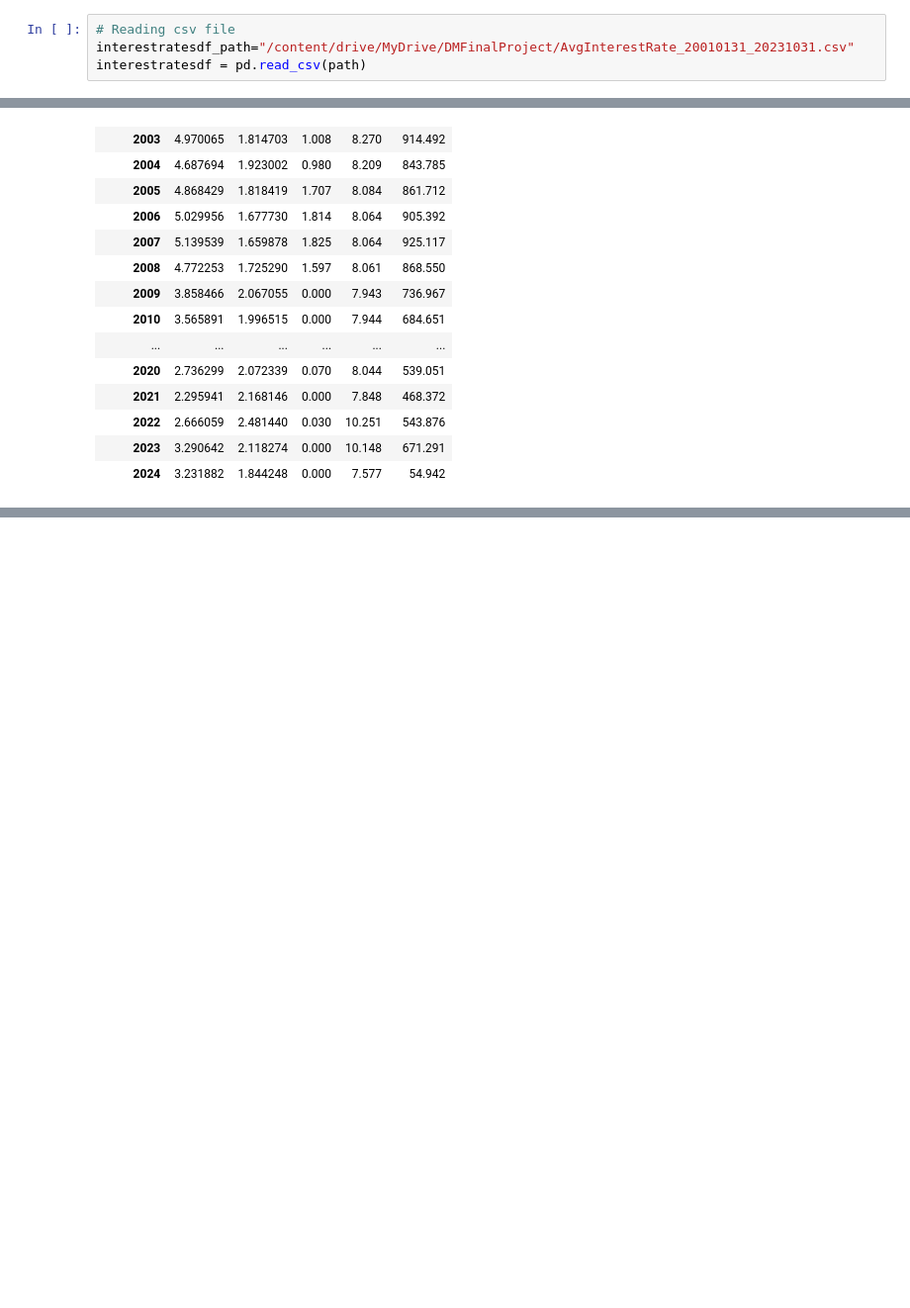
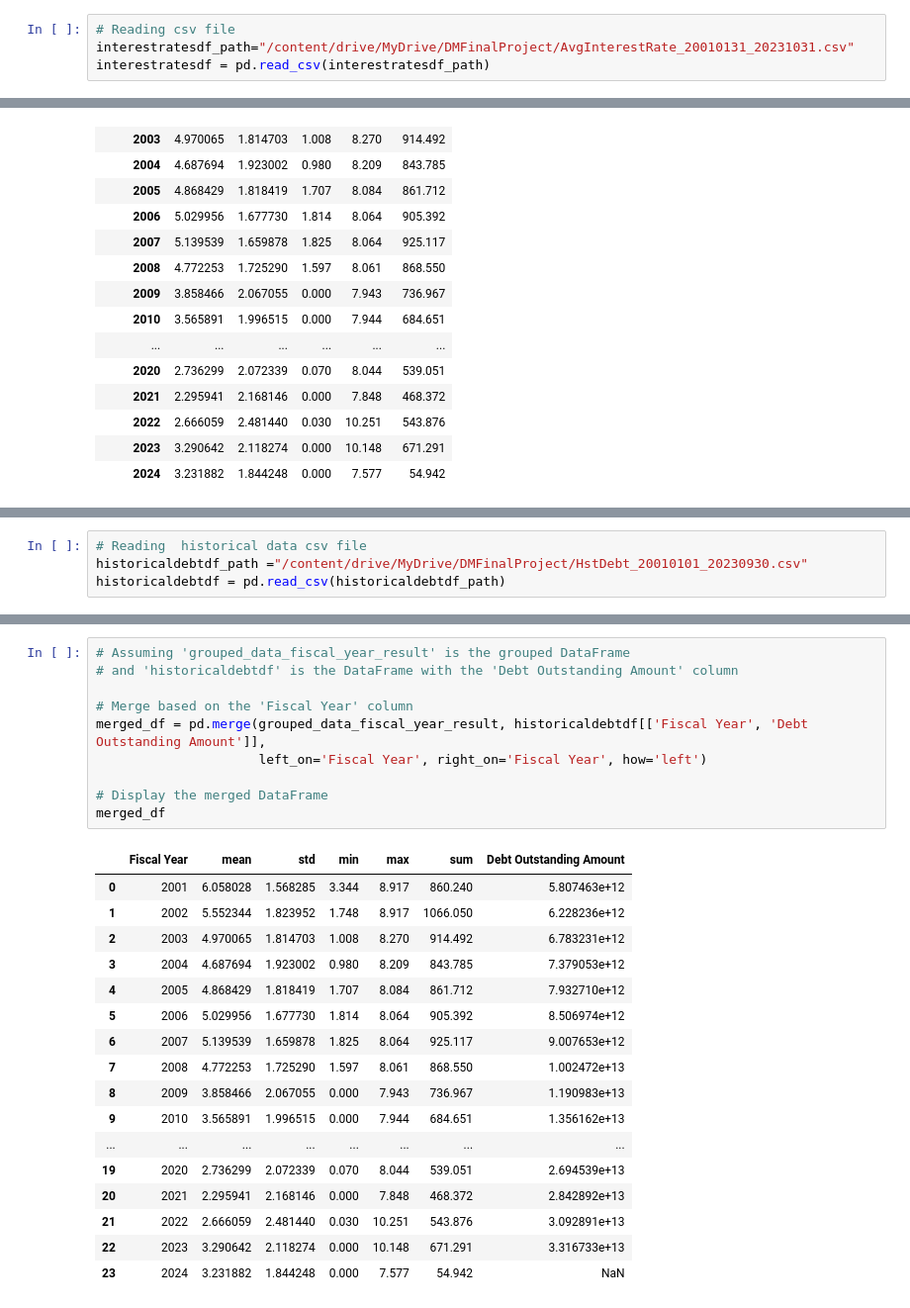
Before and after one commit to felabonte/DataMiningFinalProject, a Jupyter notebook: CS6220_DataMining_FinalProject.ipynb, the cells around one changed output, grey strips where cells are left out. Shown at 99% size. Cells and saved outputs as stored; diff of their text form; blank space fills up the shorter version.

Commit message:
Created using Colaboratory, introduced historical debt and merged it with grouped_data_fiscal_year_result

```diff
--- a/CS6220_DataMining_FinalProject.ipynb
+++ b/CS6220_DataMining_FinalProject.ipynb
@@ -14,7 +14,7 @@ import sklearn
 # %%
 # Reading csv file
 interestratesdf_path="/content/drive/MyDrive/DMFinalProject/AvgInterestRate_20010131_20231031.csv"
-interestratesdf = pd.read_csv(path)
+interestratesdf = pd.read_csv(interestratesdf_path)
 # %%
 # Inspection
 interestratesdf.head()
@@ -204,0 +213,4 @@ grouped_data_fiscal_year_result
+# %%
+# Reading  historical data csv file
+historicaldebtdf_path ="/content/drive/MyDrive/DMFinalProject/HstDebt_20010101_20230930.csv"
+historicaldebtdf = pd.read_csv(historicaldebtdf_path)
@@ -204,0 +263,28 @@ grouped_data_fiscal_year_result
+# %%
+# Assuming 'grouped_data_fiscal_year_result' is the grouped DataFrame
+# and 'historicaldebtdf' is the DataFrame with the 'Debt Outstanding Amount' column
+
+# Merge based on the 'Fiscal Year' column
+merged_df = pd.merge(grouped_data_fiscal_year_result, historicaldebtdf[['Fiscal Year', 'Debt Outstanding Amount']],
+                     left_on='Fiscal Year', right_on='Fiscal Year', how='left')
+
+# Display the merged DataFrame
+merged_df
+# %% [output]
+|  | Fiscal Year | mean | std | min | max | sum | Debt Outstanding Amount |
+| 0 | 2001 | 6.058028 | 1.568285 | 3.344 | 8.917 | 860.240 | 5.807463e+12 |
+| 1 | 2002 | 5.552344 | 1.823952 | 1.748 | 8.917 | 1066.050 | 6.228236e+12 |
+| 2 | 2003 | 4.970065 | 1.814703 | 1.008 | 8.270 | 914.492 | 6.783231e+12 |
+| 3 | 2004 | 4.687694 | 1.923002 | 0.980 | 8.209 | 843.785 | 7.379053e+12 |
+| 4 | 2005 | 4.868429 | 1.818419 | 1.707 | 8.084 | 861.712 | 7.932710e+12 |
+| 5 | 2006 | 5.029956 | 1.677730 | 1.814 | 8.064 | 905.392 | 8.506974e+12 |
+| 6 | 2007 | 5.139539 | 1.659878 | 1.825 | 8.064 | 925.117 | 9.007653e+12 |
+| 7 | 2008 | 4.772253 | 1.725290 | 1.597 | 8.061 | 868.550 | 1.002472e+13 |
+| 8 | 2009 | 3.858466 | 2.067055 | 0.000 | 7.943 | 736.967 | 1.190983e+13 |
+| 9 | 2010 | 3.565891 | 1.996515 | 0.000 | 7.944 | 684.651 | 1.356162e+13 |
+| ... | ... | ... | ... | ... | ... | ... | ... |
+| 19 | 2020 | 2.736299 | 2.072339 | 0.070 | 8.044 | 539.051 | 2.694539e+13 |
+| 20 | 2021 | 2.295941 | 2.168146 | 0.000 | 7.848 | 468.372 | 2.842892e+13 |
+| 21 | 2022 | 2.666059 | 2.481440 | 0.030 | 10.251 | 543.876 | 3.092891e+13 |
+| 22 | 2023 | 3.290642 | 2.118274 | 0.000 | 10.148 | 671.291 | 3.316733e+13 |
+| 23 | 2024 | 3.231882 | 1.844248 | 0.000 | 7.577 | 54.942 | NaN |
```
Also changed, not shown: parts of 4 cells of this notebook.
